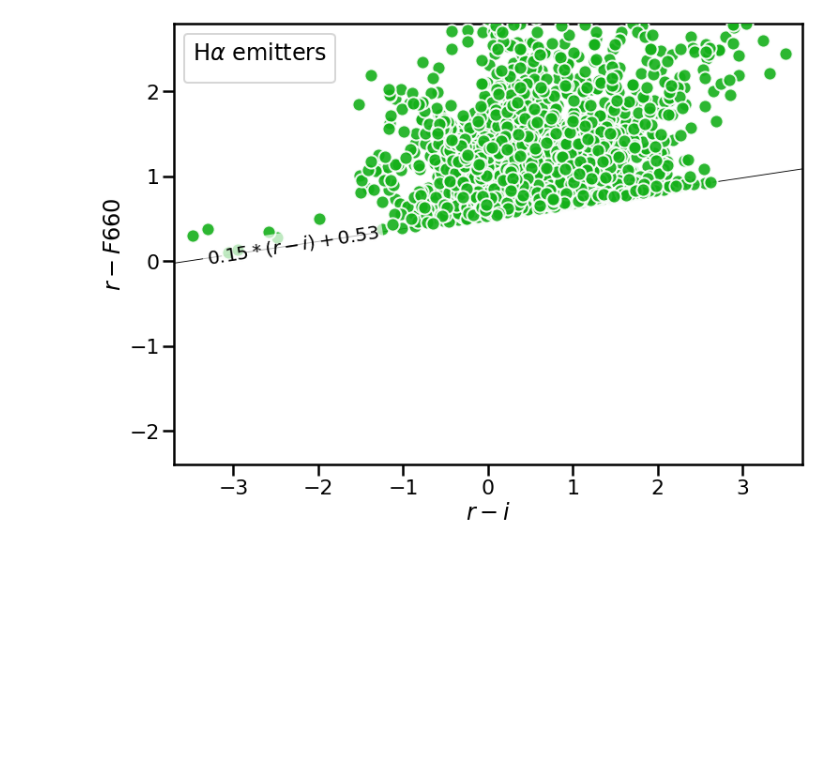
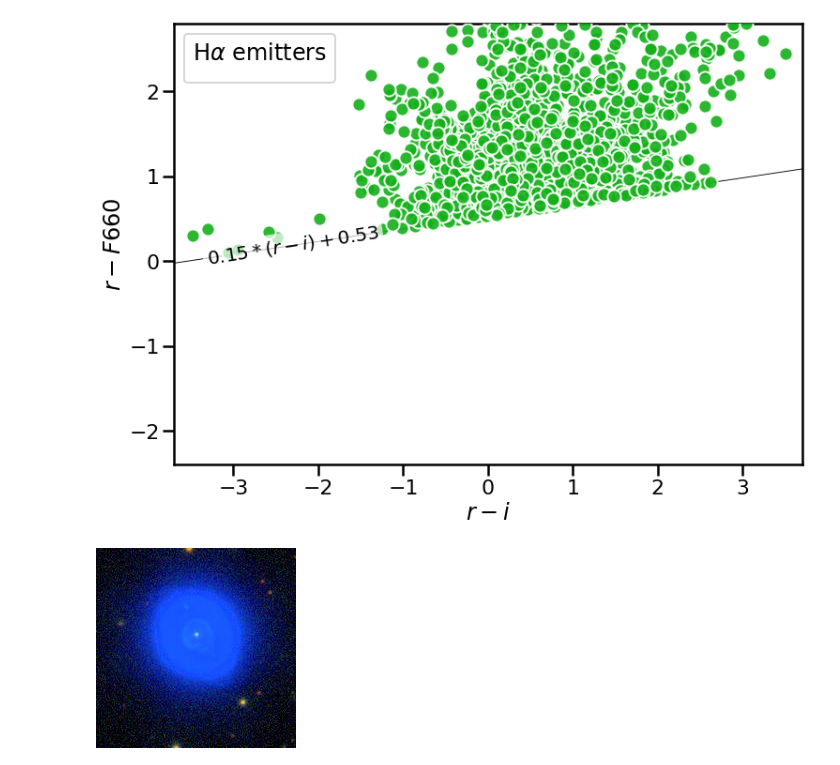
Before and after one commit to AngelGSoto/python-notebooks, a Jupyter notebook: Splus-queries.ipynb, the cells around one changed output. Cells and saved outputs as stored; diff of their text form; code cells hidden in the pictures; blank space fills up the shorter version.

```diff
--- a/Splus-queries.ipynb
+++ b/Splus-queries.ipynb
@@ -217,3 +217,8 @@ Text(-2.3, 0.19, '$0.15*(r - i) + 0.53$')
 ##save into FITS table
 from astropy.table import Table
 Table.from_pandas(df_result).write('../DR3-SPLUS/halphaemitter-allmain.fits', format='fits', overwrite=True)
+# %%
+# RGB imga of a known PNe
+sp.get_img_obj(Field='SPLUS-n15s05', ID='iDR3.SPLUS-n15s05.030347')
+# %% [output]
+[figure, added]
```
Also changed, not shown: 6 other files.
